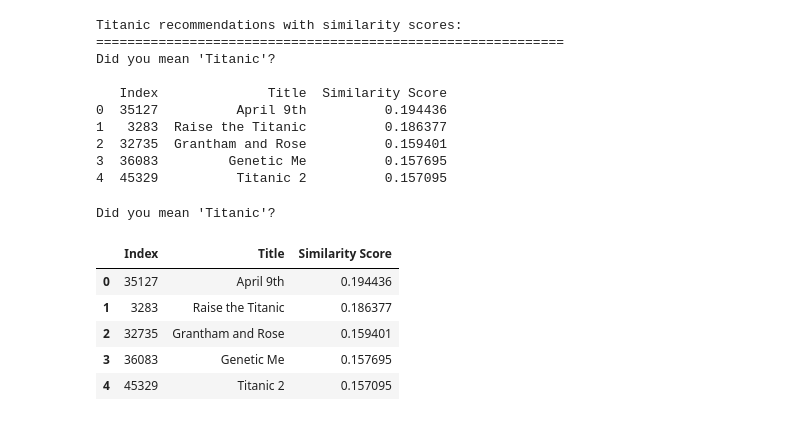
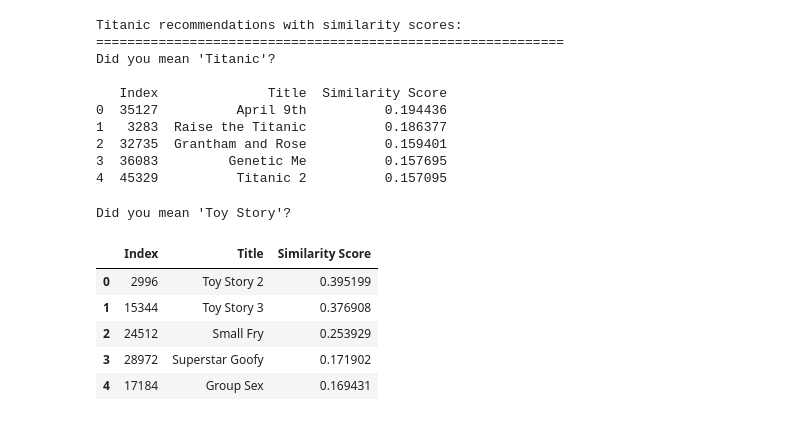
Before and after one commit to Md-Ruhul-Amin-Rony/Movie_recommendation-, a Jupyter notebook: movies.ipynb, the cells around one changed output. Saved outputs shown, nothing was run; the diff lists cells and outputs as text; code cells hidden in the pictures.

```diff
--- a/movies.ipynb
+++ b/movies.ipynb
@@ -371,12 +371,12 @@ Did you mean 'Titanic'?
 3  36083         Genetic Me          0.157695
 4  45329          Titanic 2          0.157095
 # %%
-recommend_with_scores('titanic', 5)
+recommend_with_scores('toy story', 5)
 # %% [output]
-Did you mean 'Titanic'?
+Did you mean 'Toy Story'?
 |  | Index | Title | Similarity Score |
-| 0 | 35127 | April 9th | 0.194436 |
-| 1 | 3283 | Raise the Titanic | 0.186377 |
-| 2 | 32735 | Grantham and Rose | 0.159401 |
-| 3 | 36083 | Genetic Me | 0.157695 |
-| 4 | 45329 | Titanic 2 | 0.157095 |
+| 0 | 2996 | Toy Story 2 | 0.395199 |
+| 1 | 15344 | Toy Story 3 | 0.376908 |
+| 2 | 24512 | Small Fry | 0.253929 |
+| 3 | 28972 | Superstar Goofy | 0.171902 |
+| 4 | 17184 | Group Sex | 0.169431 |
```
Also changed, not shown: parts of 1 cell of this notebook, 4 other files.
